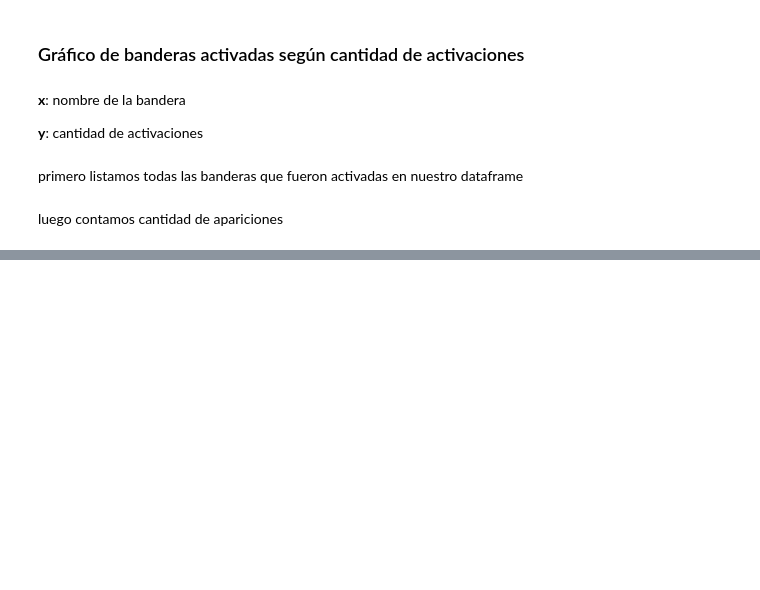
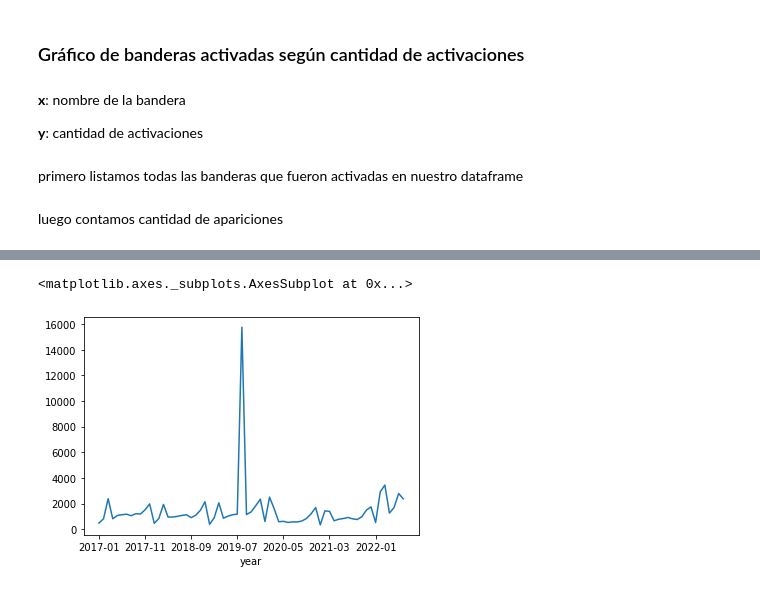
Before and after one commit to matiaslopezs/analisisComplaints, a Jupyter notebook: AnalisisComplaints.ipynb, the cells around one changed output, grey strips where cells are left out. Drawn from its saved outputs; the diff is of its cells as text; code cells hidden in the pictures; blank space fills up the shorter version.

```diff
--- a/AnalisisComplaints.ipynb
+++ b/AnalisisComplaints.ipynb
@@ -337,0 +317,7 @@ plt.bar(lista_apariciones_band,lista_apariciones_band.keys())
+# %%
+banderas_records_merge['year'] = banderas_records_merge.apply(lambda x: x['compiledRelease/date'][0:7], axis=1)
+df_records_to_plot = banderas_records_merge.groupby(['year']).size()
+df_records_to_plot.plot(kind = 'line')
+# %% [output]
+<matplotlib.axes._subplots.AxesSubplot at 0x...>
+[figure, added]
```
Also changed, not shown: parts of 4 cells of this notebook.
